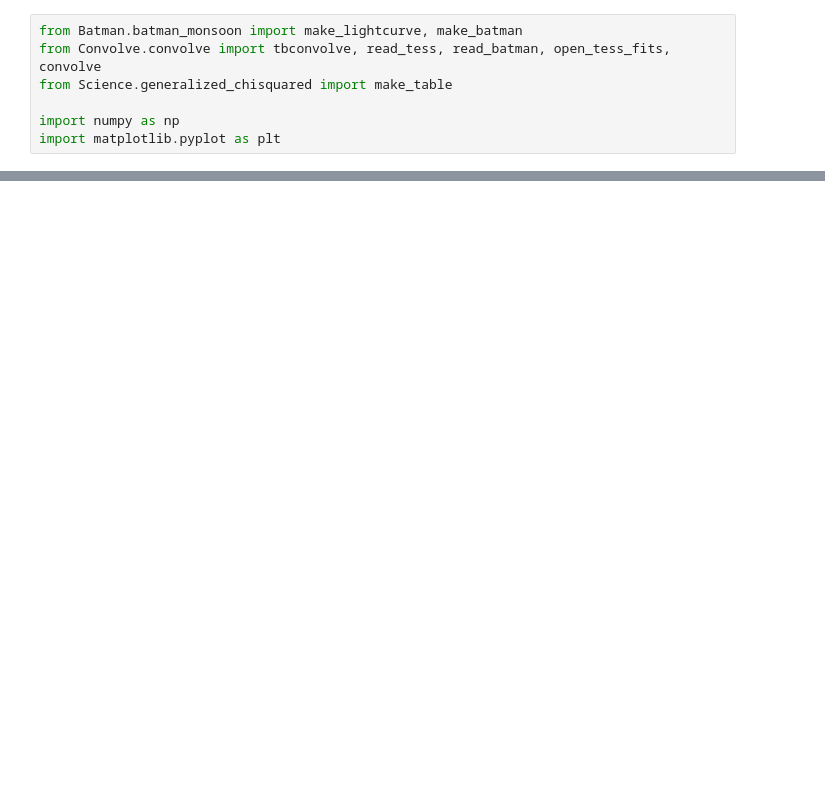
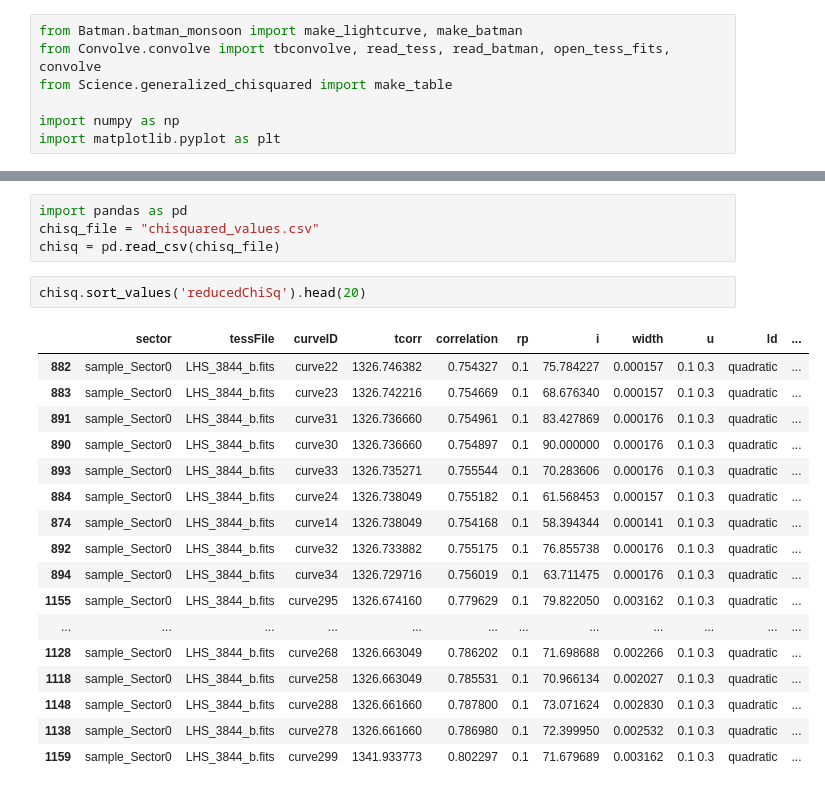
Before and after one commit to cjtu/tess_batman, a Jupyter notebook: code/master_notebook.ipynb, the cells around one changed output, grey strips where cells are left out. Saved outputs shown, nothing was run; the diff lists cells and outputs as text; blank space fills up the shorter version.

```diff
--- a/code/master_notebook.ipynb
+++ b/code/master_notebook.ipynb
@@ -96,0 +197,24 @@ plt.plot()
+# %%
+import pandas as pd
+chisq_file = "chisquared_values.csv"
+chisq = pd.read_csv(chisq_file)
+# %%
+chisq.sort_values('reducedChiSq').head(20)
+# %% [output]
+|  | sector | tessFile | curveID | tcorr | correlation | rp | i | width | u | ld | ... |
+| 882 | sample_Sector0 | LHS_3844_b.fits | curve22 | 1326.746382 | 0.754327 | 0.1 | 75.784227 | 0.000157 | 0.1 0.3 | quadratic | ... |
+| 883 | sample_Sector0 | LHS_3844_b.fits | curve23 | 1326.742216 | 0.754669 | 0.1 | 68.676340 | 0.000157 | 0.1 0.3 | quadratic | ... |
+| 891 | sample_Sector0 | LHS_3844_b.fits | curve31 | 1326.736660 | 0.754961 | 0.1 | 83.427869 | 0.000176 | 0.1 0.3 | quadratic | ... |
+| 890 | sample_Sector0 | LHS_3844_b.fits | curve30 | 1326.736660 | 0.754897 | 0.1 | 90.000000 | 0.000176 | 0.1 0.3 | quadratic | ... |
+| 893 | sample_Sector0 | LHS_3844_b.fits | curve33 | 1326.735271 | 0.755544 | 0.1 | 70.283606 | 0.000176 | 0.1 0.3 | quadratic | ... |
+| 884 | sample_Sector0 | LHS_3844_b.fits | curve24 | 1326.738049 | 0.755182 | 0.1 | 61.568453 | 0.000157 | 0.1 0.3 | quadratic | ... |
+| 874 | sample_Sector0 | LHS_3844_b.fits | curve14 | 1326.738049 | 0.754168 | 0.1 | 58.394344 | 0.000141 | 0.1 0.3 | quadratic | ... |
+| 892 | sample_Sector0 | LHS_3844_b.fits | curve32 | 1326.733882 | 0.755175 | 0.1 | 76.855738 | 0.000176 | 0.1 0.3 | quadratic | ... |
+| 894 | sample_Sector0 | LHS_3844_b.fits | curve34 | 1326.729716 | 0.756019 | 0.1 | 63.711475 | 0.000176 | 0.1 0.3 | quadratic | ... |
+| 1155 | sample_Sector0 | LHS_3844_b.fits | curve295 | 1326.674160 | 0.779629 | 0.1 | 79.822050 | 0.003162 | 0.1 0.3 | quadratic | ... |
+| ... | ... | ... | ... | ... | ... | ... | ... | ... | ... | ... | ... |
+| 1128 | sample_Sector0 | LHS_3844_b.fits | curve268 | 1326.663049 | 0.786202 | 0.1 | 71.698688 | 0.002266 | 0.1 0.3 | quadratic | ... |
+| 1118 | sample_Sector0 | LHS_3844_b.fits | curve258 | 1326.663049 | 0.785531 | 0.1 | 70.966134 | 0.002027 | 0.1 0.3 | quadratic | ... |
+| 1148 | sample_Sector0 | LHS_3844_b.fits | curve288 | 1326.661660 | 0.787800 | 0.1 | 73.071624 | 0.002830 | 0.1 0.3 | quadratic | ... |
+| 1138 | sample_Sector0 | LHS_3844_b.fits | curve278 | 1326.661660 | 0.786980 | 0.1 | 72.399950 | 0.002532 | 0.1 0.3 | quadratic | ... |
+| 1159 | sample_Sector0 | LHS_3844_b.fits | curve299 | 1341.933773 | 0.802297 | 0.1 | 71.679689 | 0.003162 | 0.1 0.3 | quadratic | ... |
```
Also changed, not shown: parts of 13 cells of this notebook, 9 other files.
